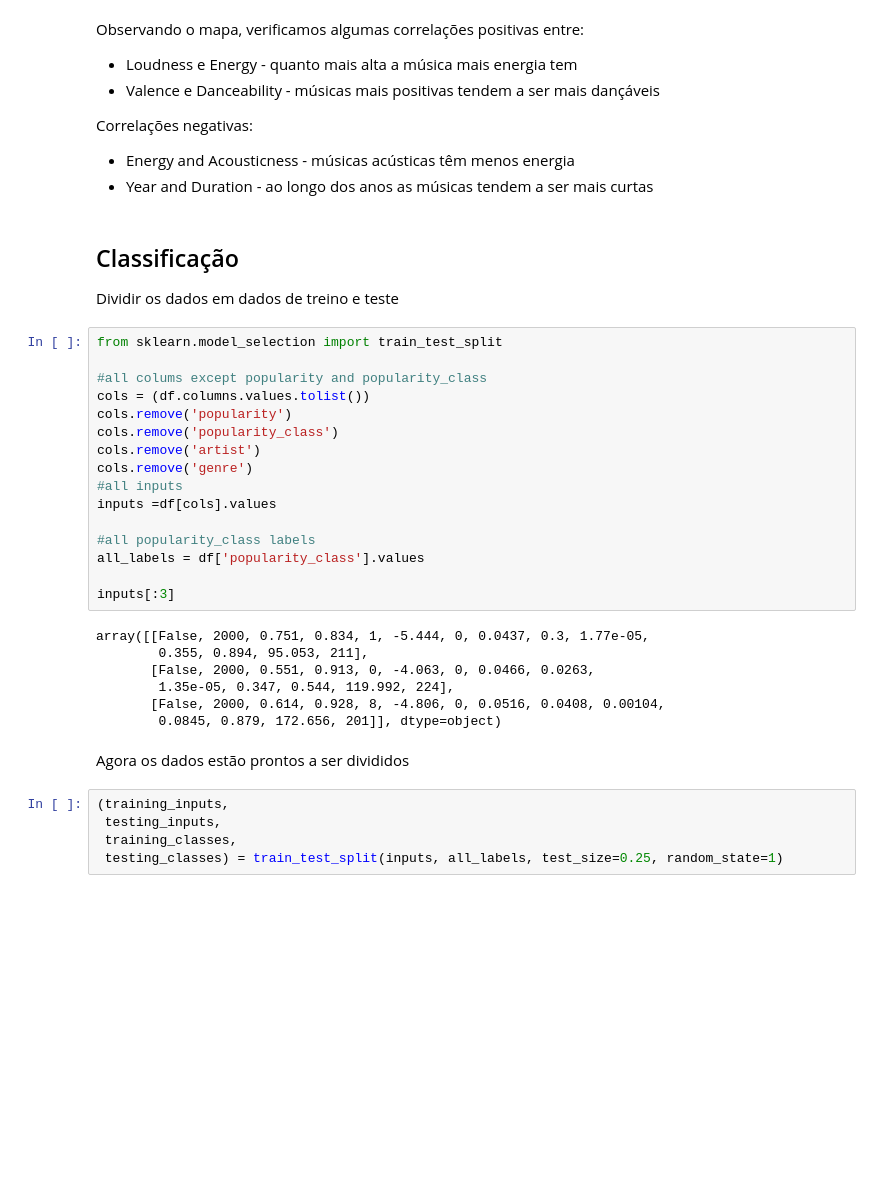
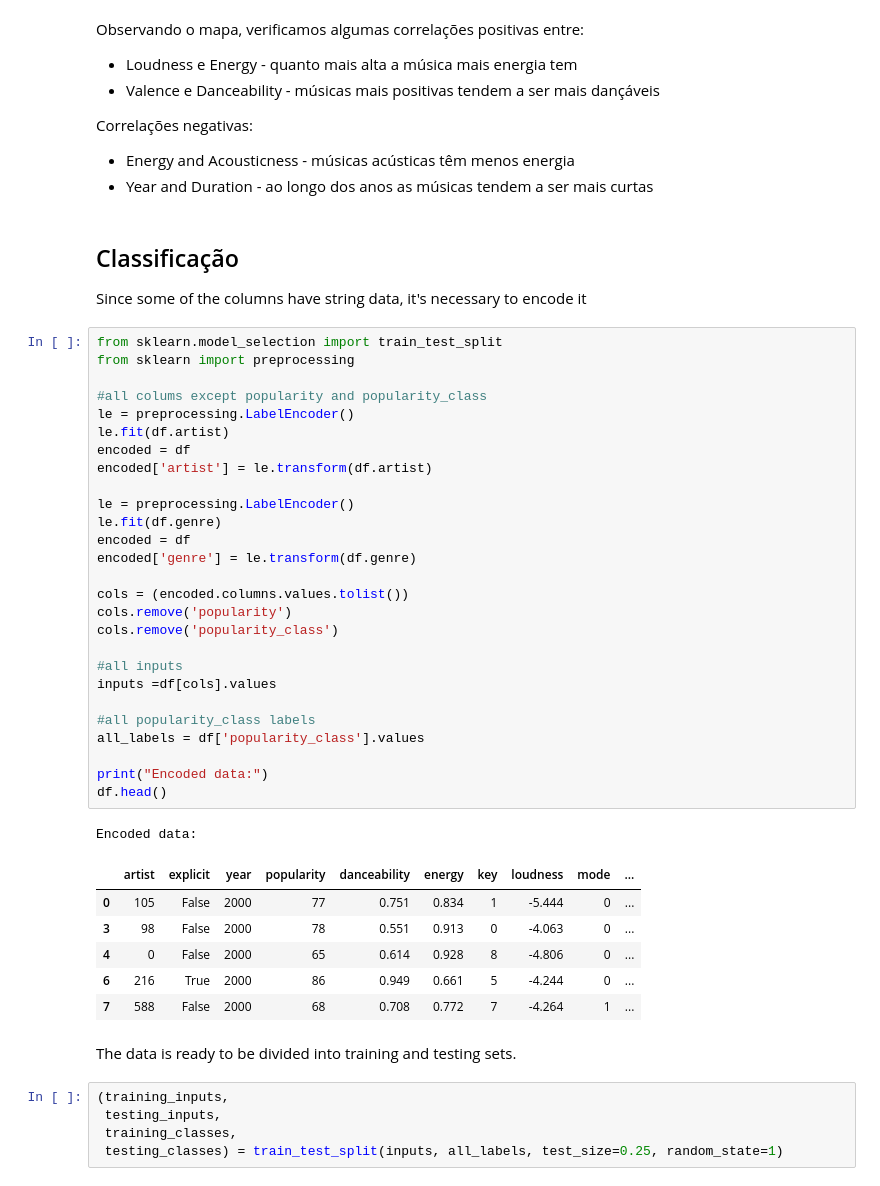
Before and after one commit to mariasofiadf/IART_proj2, a Jupyter notebook: topHitsSpotify.ipynb, the cells around one changed output. Drawn from its saved outputs; the diff is of its cells as text; blank space fills up the shorter version.

```diff
--- a/topHitsSpotify.ipynb
+++ b/topHitsSpotify.ipynb
@@ -136,35 +137,47 @@ Observando o mapa, verificamos algumas correlações positivas entre:
 Correlações negativas:
 - Energy and Acousticness - músicas acústicas têm menos energia
 - Year and Duration - ao longo dos anos as músicas tendem a ser mais curtas
-# %% [markdown]
-## Classificação
-
-Dividir os dados em dados de treino e teste
+# %% [markdown]
+## Classificação
+
+Since some of the columns have string data, it's necessary to encode it
 # %%
 from sklearn.model_selection import train_test_split
+from sklearn import preprocessing
 
 #all colums except popularity and popularity_class
-cols = (df.columns.values.tolist())
+le = preprocessing.LabelEncoder()
+le.fit(df.artist)
+encoded = df
+encoded['artist'] = le.transform(df.artist)
+
+le = preprocessing.LabelEncoder()
+le.fit(df.genre)
+encoded = df
+encoded['genre'] = le.transform(df.genre)
+
+cols = (encoded.columns.values.tolist())
 cols.remove('popularity')
 cols.remove('popularity_class')
-cols.remove('artist')
-cols.remove('genre')
+
 #all inputs
 inputs =df[cols].values
 
 #all popularity_class labels
 all_labels = df['popularity_class'].values
 
-inputs[:3]
+print("Encoded data:")
+df.head()
 # %% [output]
-array([[False, 2000, 0.751, 0.834, 1, -5.444, 0, 0.0437, 0.3, 1.77e-05,
-        0.355, 0.894, 95.053, 211],
-       [False, 2000, 0.551, 0.913, 0, -4.063, 0, 0.0466, 0.0263,
-        1.35e-05, 0.347, 0.544, 119.992, 224],
-       [False, 2000, 0.614, 0.928, 8, -4.806, 0, 0.0516, 0.0408, 0.00104,
-        0.0845, 0.879, 172.656, 201]], dtype=object)
+Encoded data:
+|  | artist | explicit | year | popularity | danceability | energy | key | loudness | mode | ... |
+| 0 | 105 | False | 2000 | 77 | 0.751 | 0.834 | 1 | -5.444 | 0 | ... |
+| 3 | 98 | False | 2000 | 78 | 0.551 | 0.913 | 0 | -4.063 | 0 | ... |
+| 4 | 0 | False | 2000 | 65 | 0.614 | 0.928 | 8 | -4.806 | 0 | ... |
+| 6 | 216 | True | 2000 | 86 | 0.949 | 0.661 | 5 | -4.244 | 0 | ... |
+| 7 | 588 | False | 2000 | 68 | 0.708 | 0.772 | 7 | -4.264 | 1 | ... |
-# %% [markdown]
-Agora os dados estão prontos a ser divididos
+# %% [markdown]
+The data is ready to be divided into training and testing sets.
 # %%
 (training_inputs,
  testing_inputs,
```
Also changed, not shown: parts of 23 cells of this notebook.
